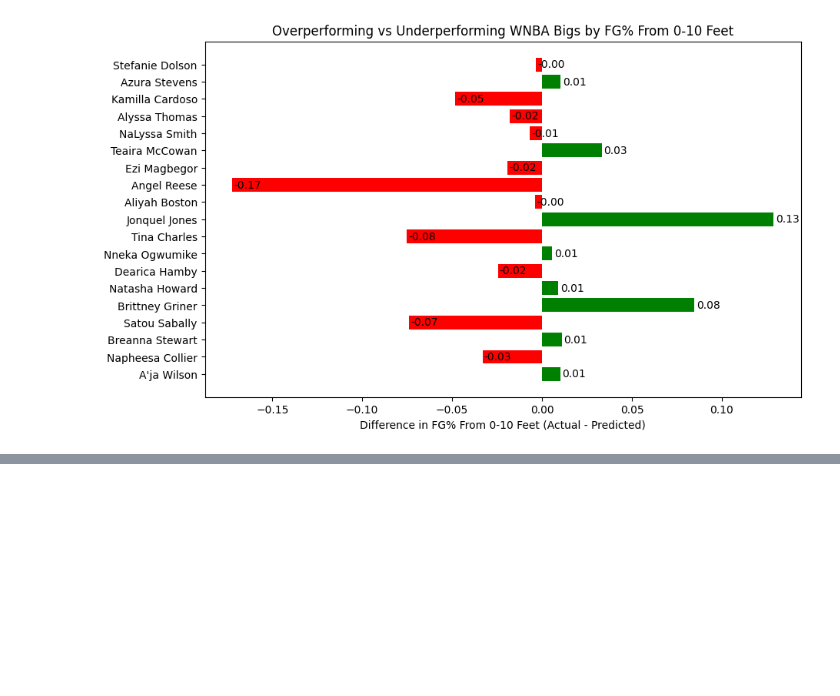
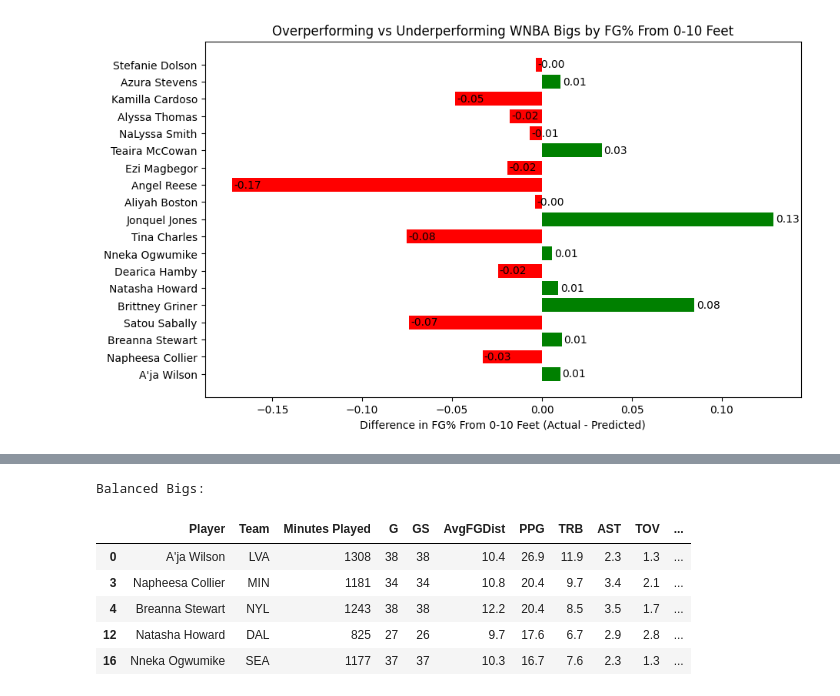
Before and after one commit to vtrackstar/Google-DA-Projects, a Jupyter notebook: 2024-wnba-bigs-linear-regression-and-kmeans.ipynb, the cells around one changed output, grey strips where cells are left out. Saved outputs shown, nothing was run; the diff lists cells and outputs as text; code cells hidden in the pictures; blank space fills up the shorter version.

```diff
--- a/2024-wnba-bigs-linear-regression-and-kmeans.ipynb
+++ b/2024-wnba-bigs-linear-regression-and-kmeans.ipynb
@@ -270,0 +249,19 @@ Stretch Bigs:
+# %%
+print("\nBalanced Bigs:")
+Sbigs_bal[['Player', 'Team', 'G', 'GS', 'AvgFGDist', 'PTS', 'TRB', 'AST', 'TOV', 'FT%', '%FGA_0-10', 'FG%_0-10', '3PA', '3P%', 'PER', 'USG%', 'WS', 'ShootFoulDrawn', 'OffFoulCmtd', 'And1s']]
+bal = Sbigs_bal.copy()
+bal.rename(columns={'PTS': 'PPG'}, inplace=True)
+bal.rename(columns={'MP': 'Minutes Played'}, inplace=True)
+bal.rename(columns={'FGA_0-10Tot': 'Total FGA From 0-10 Feet'}, inplace=True)
+bal.rename(columns={'FG%_0-10': 'FG% 0-10 Feet'}, inplace=True)
+bal.rename(columns={'FG%_predicted': 'Predicted FG% From 0-10 Feet'}, inplace=True)
+bal.rename(columns={'FG%_difference': 'Difference In FG% From 0-10 Feet'}, inplace=True)
+bal[col1].head()
+# %% [output]
+Balanced Bigs:
+|  | Player | Team | Minutes Played | G | GS | AvgFGDist | PPG | TRB | AST | TOV | ... |
+| 0 | A'ja Wilson | LVA | 1308 | 38 | 38 | 10.4 | 26.9 | 11.9 | 2.3 | 1.3 | ... |
+| 3 | Napheesa Collier | MIN | 1181 | 34 | 34 | 10.8 | 20.4 | 9.7 | 3.4 | 2.1 | ... |
+| 4 | Breanna Stewart | NYL | 1243 | 38 | 38 | 12.2 | 20.4 | 8.5 | 3.5 | 1.7 | ... |
+| 12 | Natasha Howard | DAL | 825 | 27 | 26 | 9.7 | 17.6 | 6.7 | 2.9 | 2.8 | ... |
+| 16 | Nneka Ogwumike | SEA | 1177 | 37 | 37 | 10.3 | 16.7 | 7.6 | 2.3 | 1.3 | ... |
```
Also changed, not shown: parts of 13 cells of this notebook.
